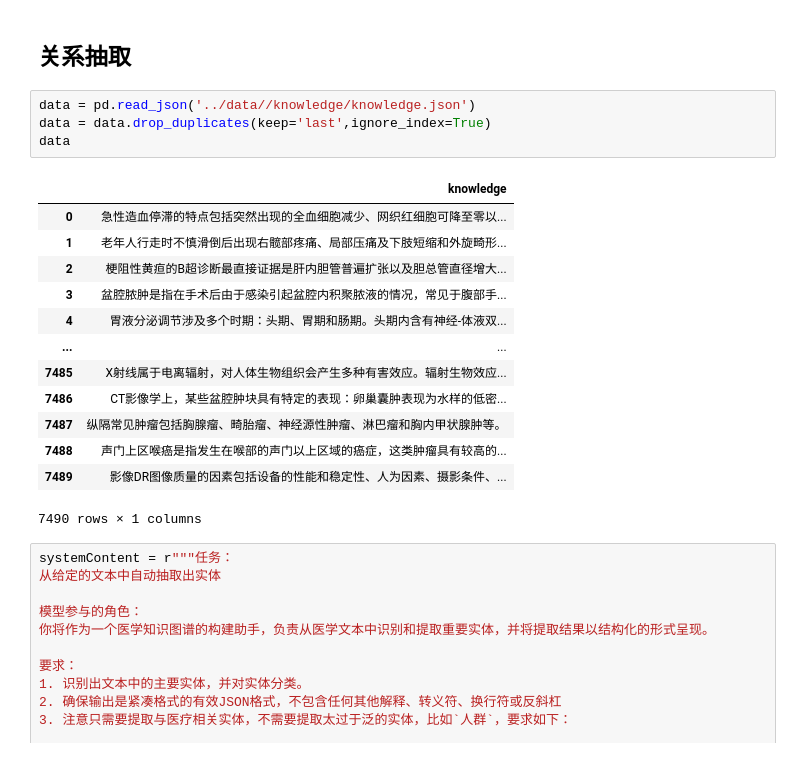
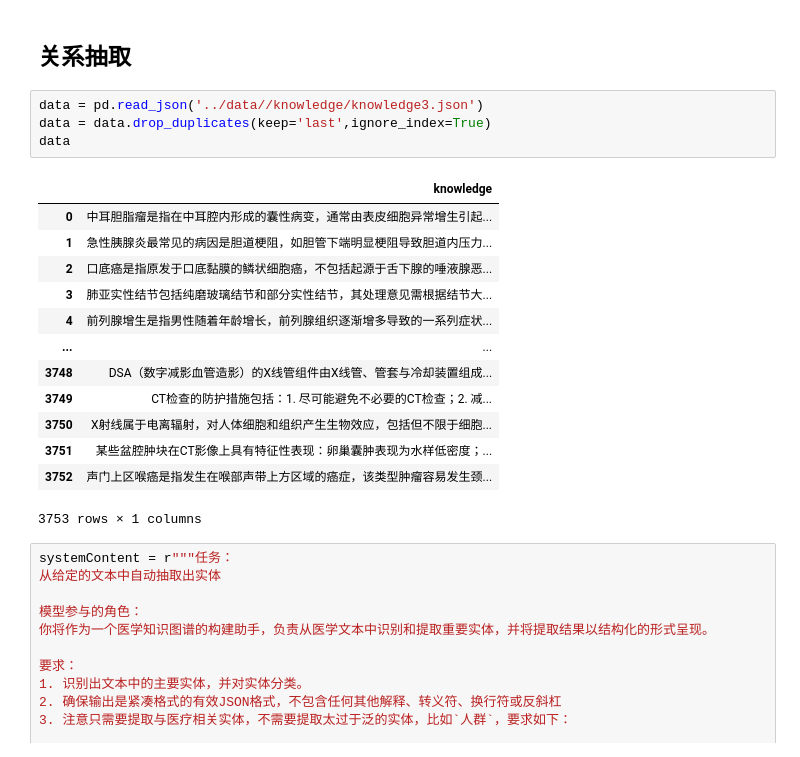
Before and after one commit to Lin-A1/MediGraphRAG, a Jupyter notebook: dataProcess/dataProcess.ipynb, the cells around one changed output. Saved outputs shown, nothing was run; the diff lists cells and outputs as text.

```diff
--- a/dataProcess/dataProcess.ipynb
+++ b/dataProcess/dataProcess.ipynb
@@ -94,23 +94,23 @@ for i in tqdm(content):
 # %% [markdown]
 ## 关系抽取
 # %%
-data = pd.read_json('../data//knowledge/knowledge.json')
+data = pd.read_json('../data//knowledge/knowledge3.json')
 data = data.drop_duplicates(keep='last',ignore_index=True)
 data
 # %% [output]
 |  | knowledge |
-| 0 | 急性造血停滞的特点包括突然出现的全血细胞减少、网织红细胞可降至零以... |
-| 1 | 老年人行走时不慎滑倒后出现右髋部疼痛、局部压痛及下肢短缩和外旋畸形... |
-| 2 | 梗阻性黄疸的B超诊断最直接证据是肝内胆管普遍扩张以及胆总管直径增大... |
-| 3 | 盆腔脓肿是指在手术后由于感染引起盆腔内积聚脓液的情况，常见于腹部手... |
-| 4 | 胃液分泌调节涉及多个时期：头期、胃期和肠期。头期内含有神经-体液双... |
+| 0 | 中耳胆脂瘤是指在中耳腔内形成的囊性病变，通常由表皮细胞异常增生引起... |
+| 1 | 急性胰腺炎最常见的病因是胆道梗阻，如胆管下端明显梗阻导致胆道内压力... |
+| 2 | 口底癌是指原发于口底黏膜的鳞状细胞癌，不包括起源于舌下腺的唾液腺恶... |
+| 3 | 肺亚实性结节包括纯磨玻璃结节和部分实性结节，其处理意见需根据结节大... |
+| 4 | 前列腺增生是指男性随着年龄增长，前列腺组织逐渐增多导致的一系列症状... |
 | ... | ... |
-| 7485 | X射线属于电离辐射，对人体生物组织会产生多种有害效应。辐射生物效应... |
-| 7486 | CT影像学上，某些盆腔肿块具有特定的表现：卵巢囊肿表现为水样的低密... |
-| 7487 | 纵隔常见肿瘤包括胸腺瘤、畸胎瘤、神经源性肿瘤、淋巴瘤和胸内甲状腺肿等。 |
-| 7488 | 声门上区喉癌是指发生在喉部的声门以上区域的癌症，这类肿瘤具有较高的... |
-| 7489 | 影像DR图像质量的因素包括设备的性能和稳定性、人为因素、摄影条件、... |
+| 3748 | DSA（数字减影血管造影）的X线管组件由X线管、管套与冷却装置组成... |
+| 3749 | CT检查的防护措施包括：1. 尽可能避免不必要的CT检查；2. 减... |
+| 3750 | X射线属于电离辐射，对人体细胞和组织产生生物效应，包括但不限于细胞... |
+| 3751 | 某些盆腔肿块在CT影像上具有特征性表现：卵巢囊肿表现为水样低密度；... |
+| 3752 | 声门上区喉癌是指发生在喉部声带上方区域的癌症，该类型肿瘤容易发生颈... |
-7490 rows × 1 columns
+3753 rows × 1 columns
 # %%
 systemContent = r"""任务：
 从给定的文本中自动抽取出实体
```
Also changed, not shown: parts of 1 cell of this notebook, 8 other files.
